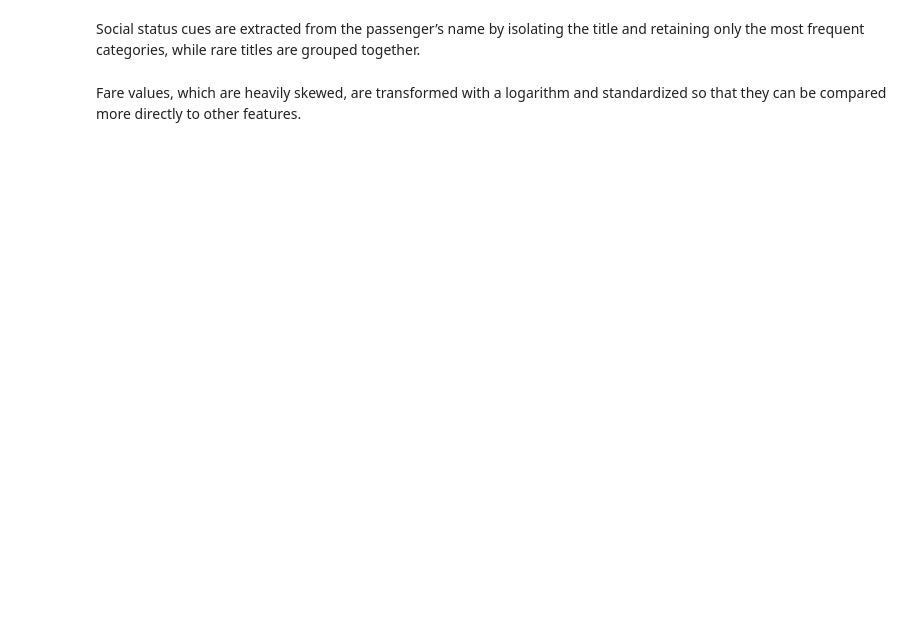
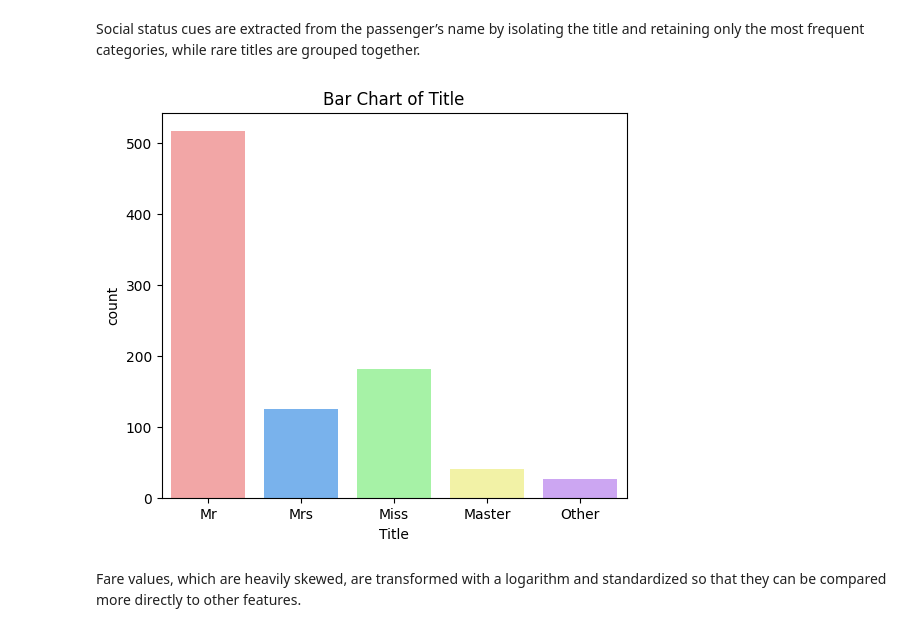
Before and after one commit to fede-giorgi/Transformer_is_All_You_Need, a Jupyter notebook: project.ipynb, the cells around one changed output. Drawn from its saved outputs; the diff is of its cells as text; code cells hidden in the pictures; blank space fills up the shorter version.

```diff
--- a/project.ipynb
+++ b/project.ipynb
@@ -692,6 +703,13 @@ df_train['Title'] = df_train0['Name'].apply(
 df_train['Title'] = df_train['Title'].apply(
     lambda t: t if t in ('Mr', 'Mrs', 'Miss', 'Master') else 'Other'
 )
+# %%
+plt.figure(figsize=(6, 5))
+sns.countplot(x="Title", data=df_train, palette=["#FF9999", "#66B2FF", "#99FF99", "#FFFF99", "#CC99FF"],  hue="Title", legend=False)
+plt.title("Bar Chart of Title")
+plt.show()
+# %% [output]
+[figure, added]
 # %% [markdown]
 Fare values, which are heavily skewed, are transformed with a logarithm and standardized so that they can be compared more directly to other features.
 # %%
```
Also changed, not shown: parts of 17 cells of this notebook.
